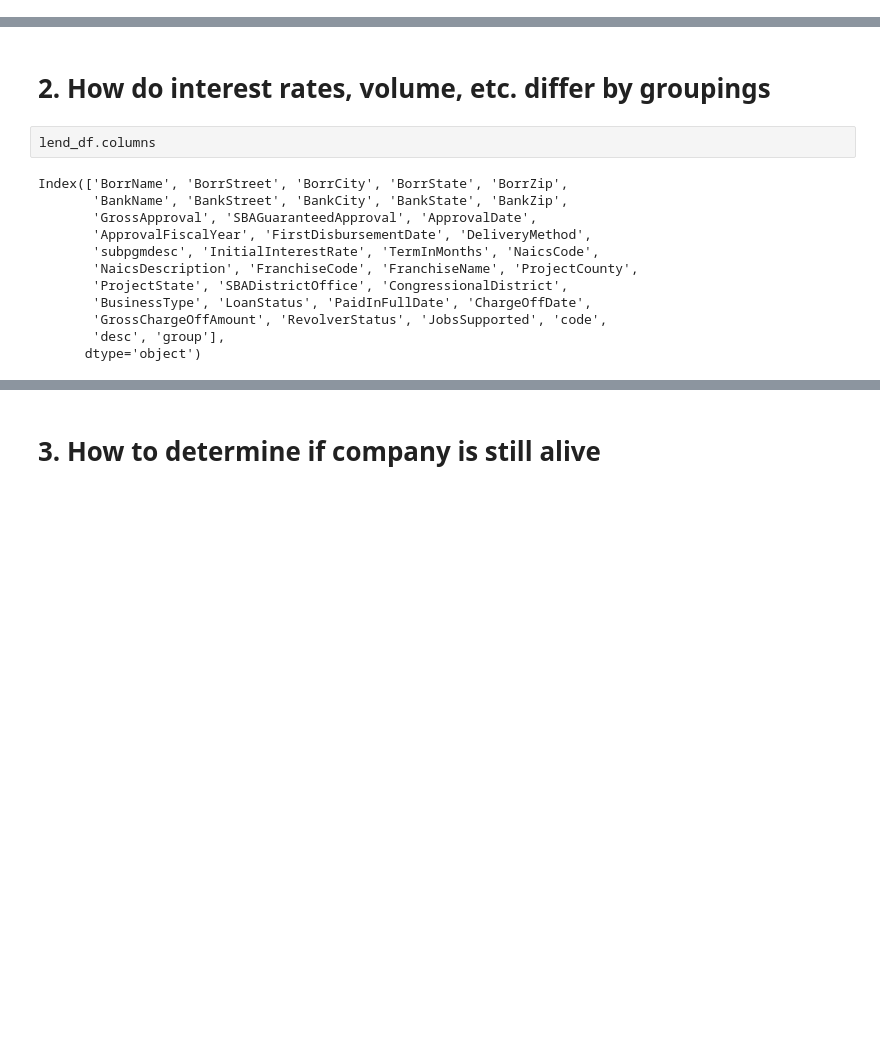
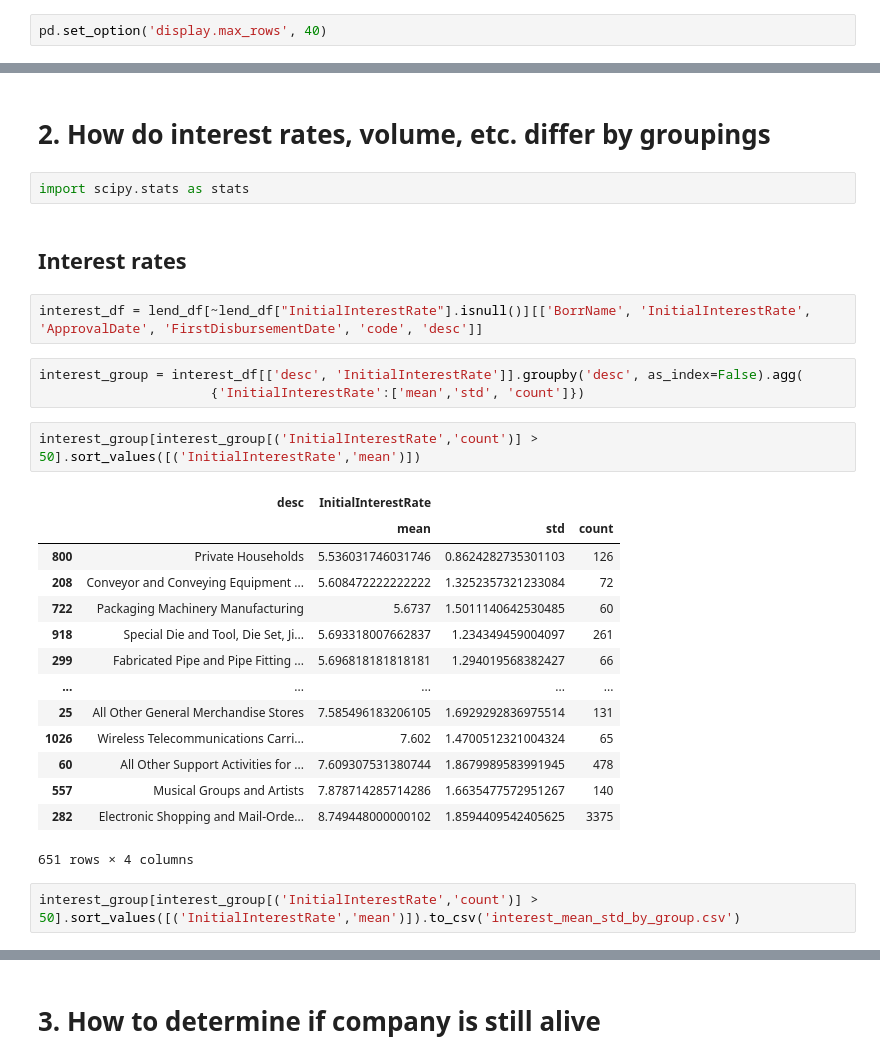
Before and after one commit to antonstorozhilov/sba_experiment, a Jupyter notebook: SBA Lending Data Analysis.ipynb, the cells around one changed output, grey strips where cells are left out. Cells and saved outputs as stored; diff of their text form; blank space fills up the shorter version.

```diff
--- a/SBA Lending Data Analysis.ipynb
+++ b/SBA Lending Data Analysis.ipynb
@@ -62,0 +63,2 @@ lend_df.to_csv("lending_data_7a_1991-2020.csv")
+# %%
+pd.set_option('display.max_rows', 40)
@@ -73,16 +106,30 @@ lend_df.reset_index()
 # %% [markdown]
 # 2. How do interest rates, volume, etc. differ by groupings
-# %%
-lend_df.columns
-# %% [output]
-Index(['BorrName', 'BorrStreet', 'BorrCity', 'BorrState', 'BorrZip',
-       'BankName', 'BankStreet', 'BankCity', 'BankState', 'BankZip',
-       'GrossApproval', 'SBAGuaranteedApproval', 'ApprovalDate',
-       'ApprovalFiscalYear', 'FirstDisbursementDate', 'DeliveryMethod',
-       'subpgmdesc', 'InitialInterestRate', 'TermInMonths', 'NaicsCode',
-       'NaicsDescription', 'FranchiseCode', 'FranchiseName', 'ProjectCounty',
-       'ProjectState', 'SBADistrictOffice', 'CongressionalDistrict',
-       'BusinessType', 'LoanStatus', 'PaidInFullDate', 'ChargeOffDate',
-       'GrossChargeOffAmount', 'RevolverStatus', 'JobsSupported', 'code',
-       'desc', 'group'],
-      dtype='object')
+# %%
+import scipy.stats as stats
+# %% [markdown]
+## Interest rates
+# %%
+interest_df = lend_df[~lend_df["InitialInterestRate"].isnull()][['BorrName', 'InitialInterestRate', 'ApprovalDate', 'FirstDisbursementDate', 'code', 'desc']]
+# %%
+interest_group = interest_df[['desc', 'InitialInterestRate']].groupby('desc', as_index=False).agg(
+                      {'InitialInterestRate':['mean','std', 'count']})
+# %%
+interest_group[interest_group[('InitialInterestRate','count')] > 50].sort_values([('InitialInterestRate','mean')])
+# %% [output]
+|  | desc | InitialInterestRate |  |  |
+|  |  | mean | std | count |
+| 800 | Private Households | 5.536031746031746 | 0.8624282735301103 | 126 |
+| 208 | Conveyor and Conveying Equipment ... | 5.608472222222222 | 1.3252357321233084 | 72 |
+| 722 | Packaging Machinery Manufacturing | 5.6737 | 1.5011140642530485 | 60 |
+| 918 | Special Die and Tool, Die Set, Ji... | 5.693318007662837 | 1.234349459004097 | 261 |
+| 299 | Fabricated Pipe and Pipe Fitting ... | 5.696818181818181 | 1.294019568382427 | 66 |
+| ... | ... | ... | ... | ... |
+| 25 | All Other General Merchandise Stores | 7.585496183206105 | 1.6929292836975514 | 131 |
+| 1026 | Wireless Telecommunications Carri... | 7.602 | 1.4700512321004324 | 65 |
+| 60 | All Other Support Activities for ... | 7.609307531380744 | 1.8679989583991945 | 478 |
+| 557 | Musical Groups and Artists | 7.878714285714286 | 1.6635477572951267 | 140 |
+| 282 | Electronic Shopping and Mail-Orde... | 8.749448000000102 | 1.8594409542405625 | 3375 |
+651 rows × 4 columns
+# %%
+interest_group[interest_group[('InitialInterestRate','count')] > 50].sort_values([('InitialInterestRate','mean')]).to_csv('interest_mean_std_by_group.csv')
```
Also changed, not shown: parts of 19 cells of this notebook.
